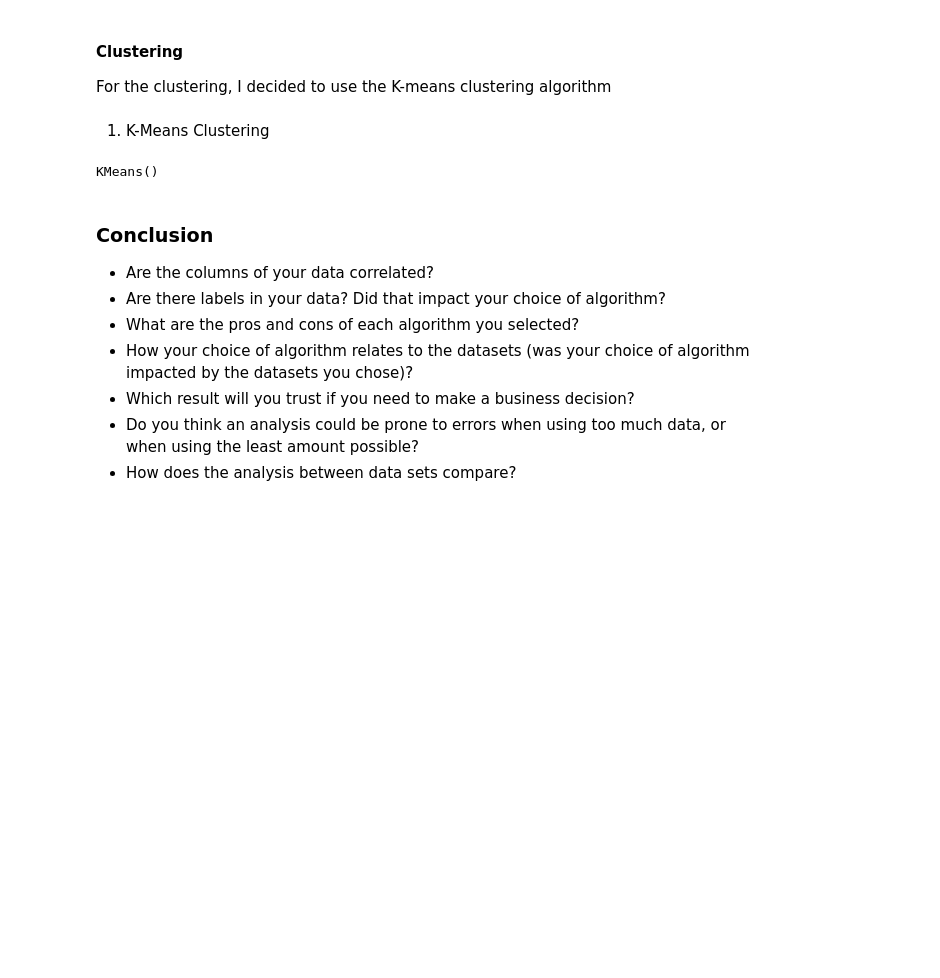
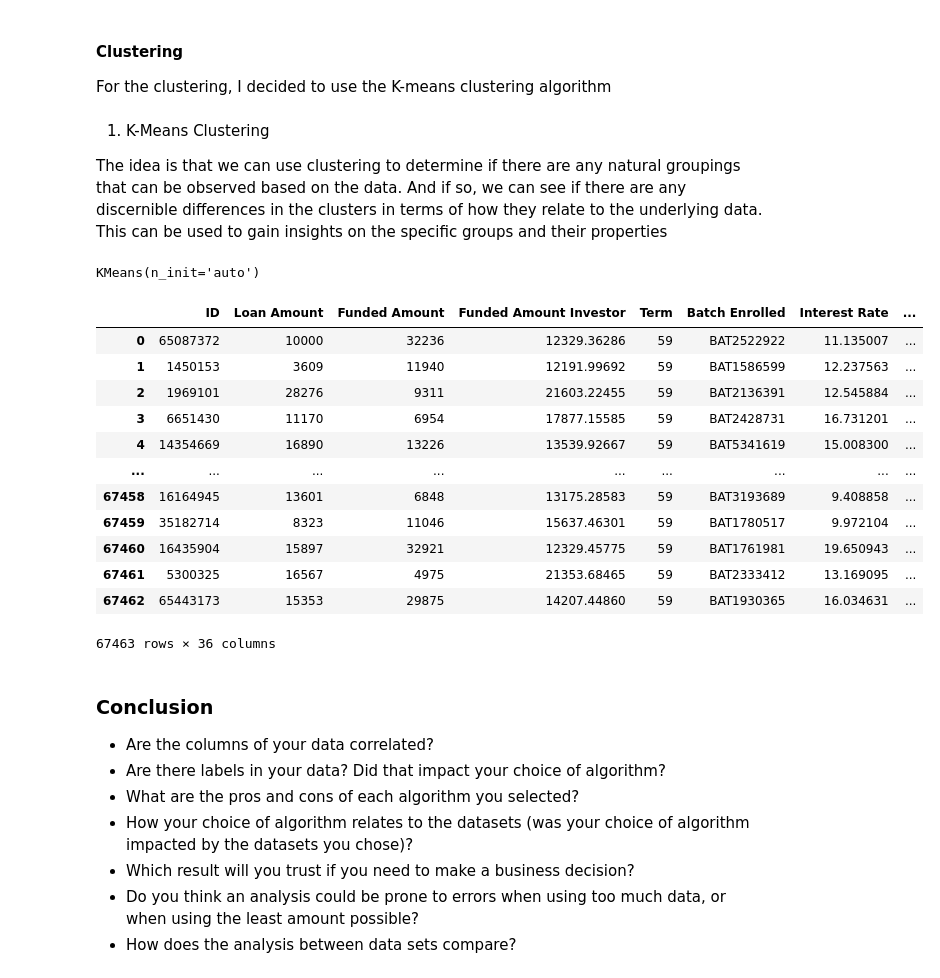
Before and after one commit to klmartin1998/spring2024-data622, a Jupyter notebook: assignments/assignment1/DATA 622 - Homework #1.ipynb, the cells around one changed output. Drawn from its saved outputs; the diff is of its cells as text; code cells hidden in the pictures; blank space fills up the shorter version.

```diff
--- a/assignments/assignment1/DATA 622 - Homework #1.ipynb
+++ b/assignments/assignment1/DATA 622 - Homework #1.ipynb
@@ -438,12 +452,34 @@ clf.score(X_test, y_test)
 For the clustering, I decided to use the K-means clustering algorithm
 # %% [markdown]
 1. K-Means Clustering
+
+The idea is that we can use clustering to determine if there are any natural groupings that can be observed based on the data. And if so, we can see if there are any discernible differences in the clusters in terms of how they relate to the underlying data. This can be used to gain insights on the specific groups and their properties
 # %%
-clf = KMeans()
+clf = KMeans(n_clusters=8, n_init='auto')
+# %%
+clf.fit(X)
+# %% [output]
+KMeans(n_init='auto')
 # %%
-clf.fit(X_train)
+clf_labels = clf.labels_
-# %% [output]
-KMeans()
+# %%
+df2['cluster'] = clf_labels
+# %%
+df2
+# %% [output]
+|  | ID | Loan Amount | Funded Amount | Funded Amount Investor | Term | Batch Enrolled | Interest Rate | ... |
+| 0 | 65087372 | 10000 | 32236 | 12329.36286 | 59 | BAT2522922 | 11.135007 | ... |
+| 1 | 1450153 | 3609 | 11940 | 12191.99692 | 59 | BAT1586599 | 12.237563 | ... |
+| 2 | 1969101 | 28276 | 9311 | 21603.22455 | 59 | BAT2136391 | 12.545884 | ... |
+| 3 | 6651430 | 11170 | 6954 | 17877.15585 | 59 | BAT2428731 | 16.731201 | ... |
+| 4 | 14354669 | 16890 | 13226 | 13539.92667 | 59 | BAT5341619 | 15.008300 | ... |
+| ... | ... | ... | ... | ... | ... | ... | ... | ... |
+| 67458 | 16164945 | 13601 | 6848 | 13175.28583 | 59 | BAT3193689 | 9.408858 | ... |
+| 67459 | 35182714 | 8323 | 11046 | 15637.46301 | 59 | BAT1780517 | 9.972104 | ... |
+| 67460 | 16435904 | 15897 | 32921 | 12329.45775 | 59 | BAT1761981 | 19.650943 | ... |
+| 67461 | 5300325 | 16567 | 4975 | 21353.68465 | 59 | BAT2333412 | 13.169095 | ... |
+| 67462 | 65443173 | 15353 | 29875 | 14207.44860 | 59 | BAT1930365 | 16.034631 | ... |
+67463 rows × 36 columns
 # %% [markdown]
 ### Conclusion
 - Are the columns of your data correlated?
```
Also changed, not shown: parts of 19 cells of this notebook.
